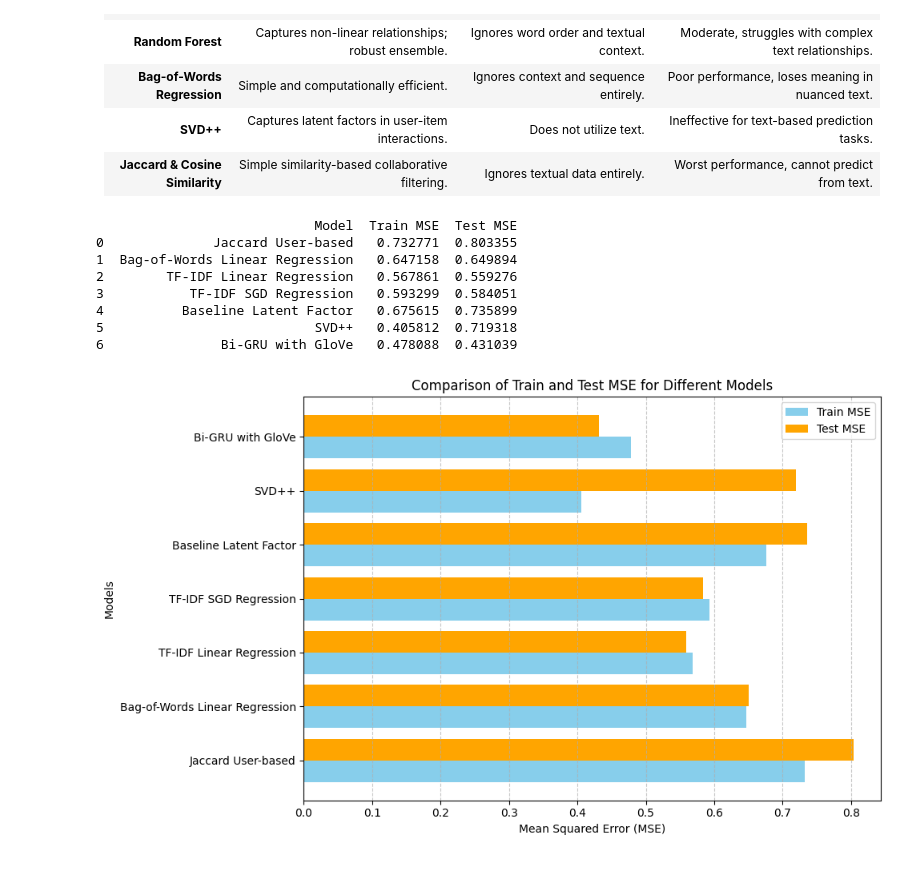
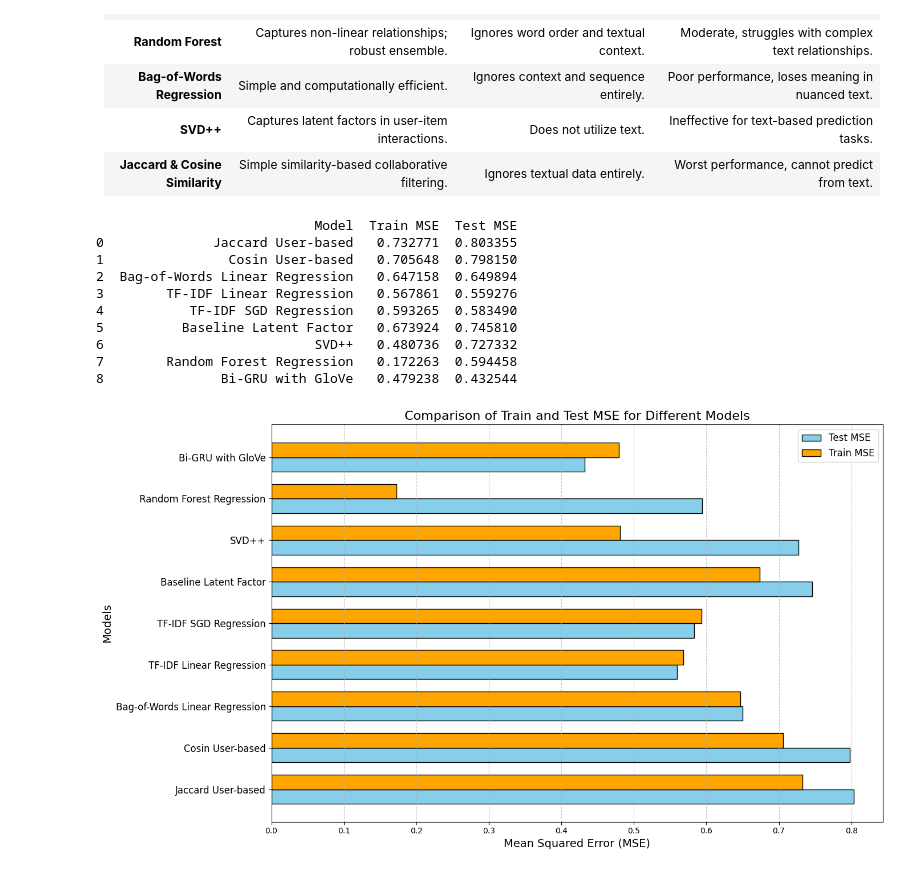
Before and after one commit to SamuelKao/HawaiiGoogleReview, a Jupyter notebook: assignment2.ipynb, the cells around one changed output. Drawn from its saved outputs; the diff is of its cells as text; code cells hidden in the pictures.

```diff
--- a/assignment2.ipynb
+++ b/assignment2.ipynb
@@ -951,4 +967,4 @@ history_gloVe = model_gloVe.fit(X_train, y_train,
 # %%
-train_mse = history_gloVe.history['loss'][0]
-train_mse
+bigur_glove_mse_train = history_gloVe.history['loss'][0]
+bigur_glove_mse_train
 # %% [output]
@@ -994,17 +1007,19 @@ plt.show()
 | **SVD++**                     | Captures latent factors in user-item interactions.          | Does not utilize text.                                        | Ineffective for text-based prediction tasks.                   |
 | **Jaccard & Cosine Similarity**| Simple similarity-based collaborative filtering.            | Ignores textual data entirely.                                | Worst performance, cannot predict from text.                   |
 # %%
-models_name = ['Jaccard User-based', 'Bag-of-Words Linear Regression', 'TF-IDF Linear Regression', 'TF-IDF SGD Regression', 'Baseline Latent Factor', 'SVD++', 'Bi-GRU with GloVe']
+models_name = ['Jaccard User-based', 'Cosin User-based', 'Bag-of-Words Linear Regression', 'TF-IDF Linear Regression', 'TF-IDF SGD Regression', 'Baseline Latent Factor', 'SVD++', 'Random Forest Regression', 'Bi-GRU with GloVe']
 
-models_mse = [mse_jaccard_user, mse_bg_ridge, mse_linear_reg_tfidf, mse_sgd_tfidf, mse_baseline_LF, mse_best_SVDpp, bigur_glove_mse]
+models_mse = [mse_jaccard_user, mse_consin_user, mse_bg_ridge, mse_linear_reg_tfidf, mse_sgd_tfidf, mse_baseline_LF, mse_best_SVDpp, mse_RFR_test, bigur_glove_mse]
 
 models_mse_train = [mse_jaccard_user_train,
+                    mse_cosin_user_train,
                     mse_bg_ridge_train,
                     mse_linear_reg_tfidf_train,
                     mse_sgd_tfidf_train,
                     mse_baseline_LF_train,
                     mse_best_SVDpp_train,
-                    train_mse]
+                    mse_RFR_train,
+                    bigur_glove_mse_train]
 # %%
 data = {'Model': models_name,
         'Train MSE': models_mse_train,
@@ -1015,31 +1030,34 @@ print(df)
 # %% [output]
                             Model  Train MSE  Test MSE
 0              Jaccard User-based   0.732771  0.803355
-1  Bag-of-Words Linear Regression   0.647158  0.649894
-2        TF-IDF Linear Regression   0.567861  0.559276
-3           TF-IDF SGD Regression   0.593299  0.584051
-4          Baseline Latent Factor   0.675615  0.735899
-5                           SVD++   0.405812  0.719318
-6               Bi-GRU with GloVe   0.478088  0.431039
+1                Cosin User-based   0.705648  0.798150
+2  Bag-of-Words Linear Regression   0.647158  0.649894
+3        TF-IDF Linear Regression   0.567861  0.559276
+4           TF-IDF SGD Regression   0.593265  0.583490
+5          Baseline Latent Factor   0.673924  0.745810
+6                           SVD++   0.480736  0.727332
+7        Random Forest Regression   0.172263  0.594458
+8               Bi-GRU with GloVe   0.479238  0.432544
 # %%
-y_labels = df['Model']
-train_mse = df['Train MSE']
-test_mse = df['Test MSE']
+# Plotting parameters
+bar_width = 0.35
+index = np.arange(len(models_name))
 
-bar_height = 0.4
-y = np.arange(len(y_labels))
+# Create a horizontal bar plot
+plt.figure(figsize=(14, 8))
+plt.barh(index, models_mse, bar_width, label='Test MSE', color='skyblue', edgecolor='black')
+plt.barh(index + bar_width, models_mse_train, bar_width, label='Train MSE', color='orange', edgecolor='black')
 
-plt.figure(figsize=(10, 6))
-plt.barh(y - bar_height / 2, train_mse, bar_height, label='Train MSE', color='skyblue')
-plt.barh(y + bar_height / 2, test_mse, bar_height, label='Test MSE', color='orange')
+# Add labels and title
+plt.xlabel('Mean Squared Error (MSE)', fontsize=14)
+plt.ylabel('Models', fontsize=14)
+plt.title('Comparison of Train and Test MSE for Different Models', fontsize=16)
+plt.yticks(index + bar_width / 2, models_name, fontsize=12)
+plt.legend(fontsize=12)
+plt.grid(axis='x', linestyle='--', alpha=0.7)
 
-plt.xlabel('Mean Squared Error (MSE)')
-plt.ylabel('Models')
-plt.title('Comparison of Train and Test MSE for Different Models')
-plt.yticks(y, y_labels)
-plt.legend()
+# Adjust layout and display the plot
 plt.tight_layout()
-plt.grid(axis='x', linestyle='--', alpha=0.7)
 plt.show()
 # %% [output]
-[figure, old version]
+[figure, new version]
```
Also changed, not shown: parts of 25 cells of this notebook.
